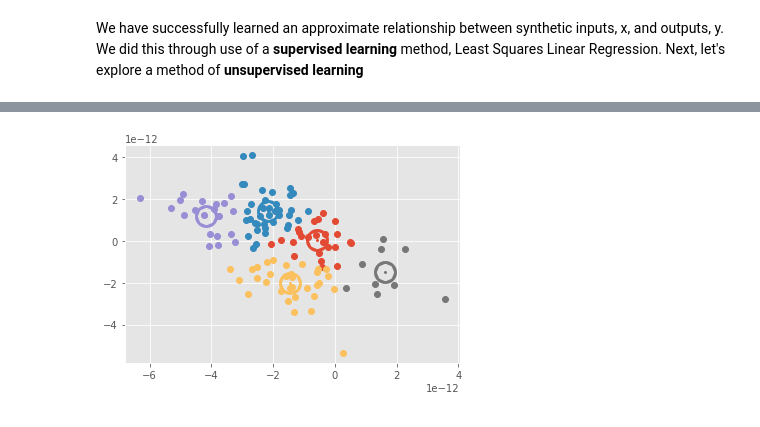
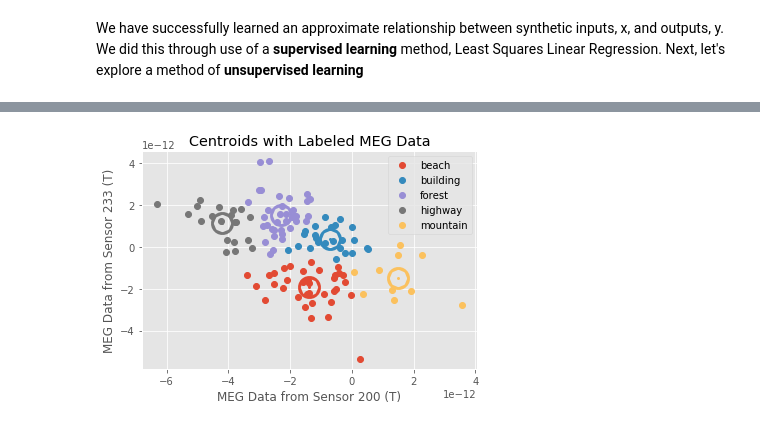
Before and after one commit to josefinacmenendez/IQ_BIO_Workshop_2019, a Jupyter notebook: BIO-IQ-ML.ipynb, the cells around one changed output, grey strips where cells are left out. Drawn from its saved outputs; the diff is of its cells as text; code cells hidden in the pictures.

```diff
--- a/BIO-IQ-ML.ipynb
+++ b/BIO-IQ-ML.ipynb
@@ -172,3 +175,0 @@ sio.whosmat('kmeans_results.mat')
-# %%
-mat_1 = sio.loadmat('MEG_decoding_data_final.mat')
-mat_2 = sio.loadmat('kmeans_results.mat')
@@ -242,11 +292,17 @@ for i, color in enumerate(plt.rcParams['axes.prop_cycle']):
 # %%
-lab = Kmean_MEG.labels_
+# once again, we are iterating through some nice colors
+for i, color in enumerate(plt.rcParams['axes.prop_cycle']):
+    if i == 5: break # we only have 5 clusters we want to plot
+    idx_tmp = np.nonzero(lab == i) # for each index, isolate the indices where the label s equal to that index
+    pt_tmp = current_data[idx_tmp] # isolate the data associated with that index
+    plt.plot(pt_tmp[:,0], pt_tmp[:,1], linewidth = 0, marker = 'o', color = color['color']) # plot that isolated data
+    plt.scatter(Kmean_MEG.cluster_centers_[i,0], Kmean_MEG.cluster_centers_[i,1], linewidth = 20, marker = '.', color = color['color']) # plot centroids
 
-for i, color in enumerate(plt.rcParams['axes.prop_cycle']):
-    if i == 5: break
-    idx_tmp = np.nonzero(lab == i)
-    pt_tmp = current_data[idx_tmp]
-    plt.plot(pt_tmp[:,0], pt_tmp[:,1], linewidth = 0, marker = 'o', color = color['color'])
-    plt.scatter(Kmean_MEG.cluster_centers_[i,0], Kmean_MEG.cluster_centers_[i,1], linewidth = 20, marker = '.', color = color['color'])
+# it is crucial to always fully annotate your plots
+plt.xlabel('MEG Data from Sensor 200 (T)')
+plt.ylabel('MEG Data from Sensor 233 (T)')
+plt.title('Centroids with Labeled MEG Data')
+plt.legend(['beach', 'building', 'forest', 'highway', 'mountain'])
+plt.show() # SHOW YOUR COLORS WOOOO
 # %% [output]
-[figure, old version]
+[figure, new version]
```
Also changed, not shown: parts of 41 cells of this notebook.
